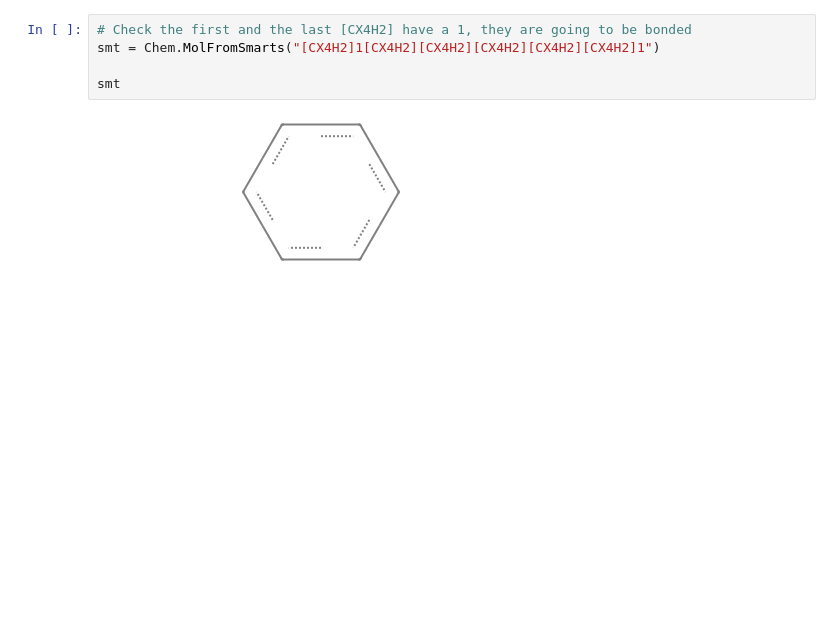
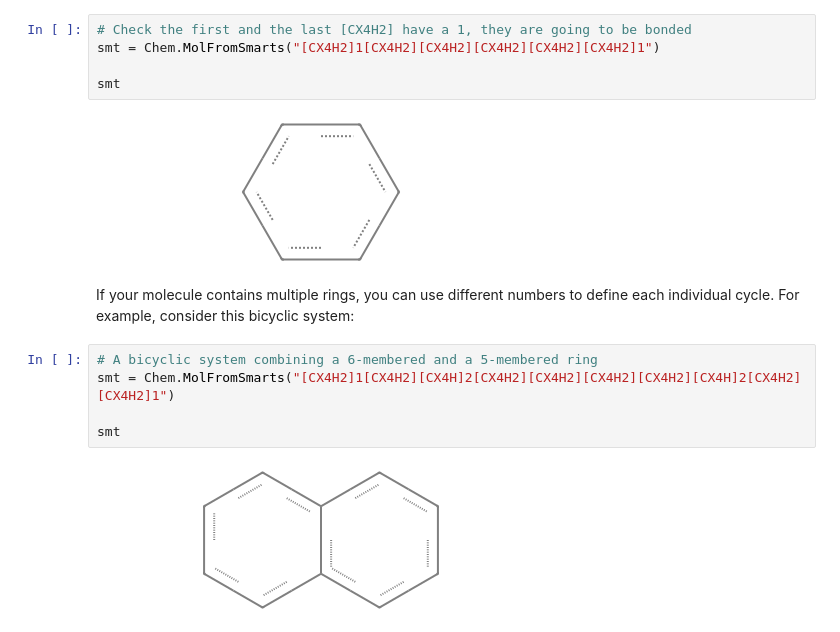
Before and after one commit to ipqa-research/ugropy, a Jupyter notebook: docs/source/tutorial/power_user.ipynb, the cells around one changed output. Cells and saved outputs as stored; diff of their text form; blank space fills up the shorter version.

```diff
--- a/docs/source/tutorial/power_user.ipynb
+++ b/docs/source/tutorial/power_user.ipynb
@@ -907,3 +941,13 @@ smt = Chem.MolFromSmarts("[CX4H2]1[CX4H2][CX4H2][CX4H2][CX4H2][CX4H2]1")
 smt
 # %% [output]
 [figure]
+# %% [markdown]
+If your molecule contains multiple rings, you can use different numbers to
+define each individual cycle. For example, consider this bicyclic system:
+# %%
+# A bicyclic system combining a 6-membered and a 5-membered ring
+smt = Chem.MolFromSmarts("[CX4H2]1[CX4H2][CX4H]2[CX4H2][CX4H2][CX4H2][CX4H2][CX4H]2[CX4H2][CX4H2]1")
+
+smt
+# %% [output]
+[figure, added]
```
Also changed, not shown: parts of 29 cells of this notebook.
